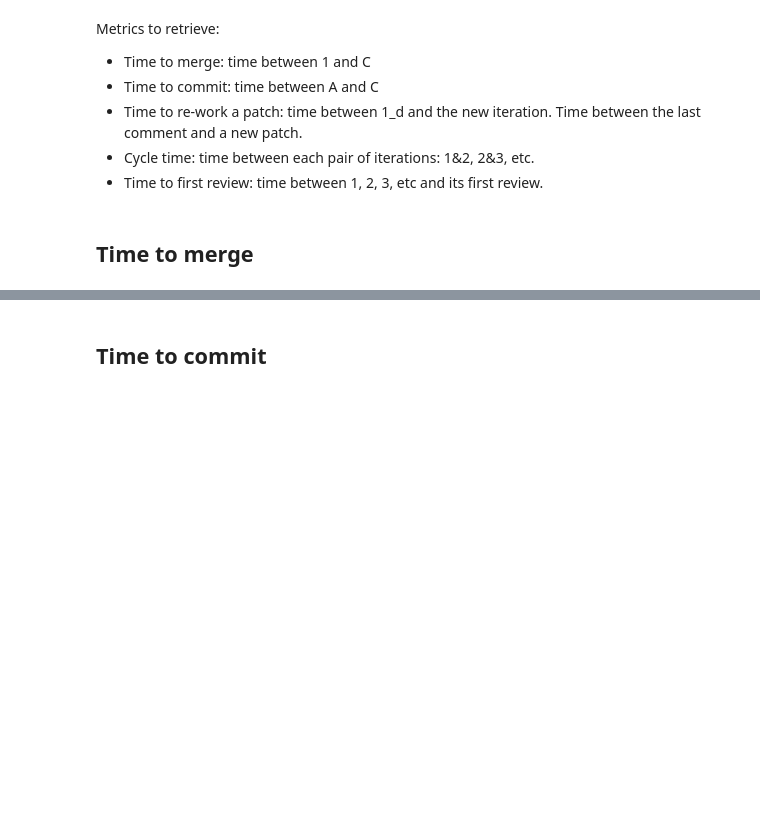
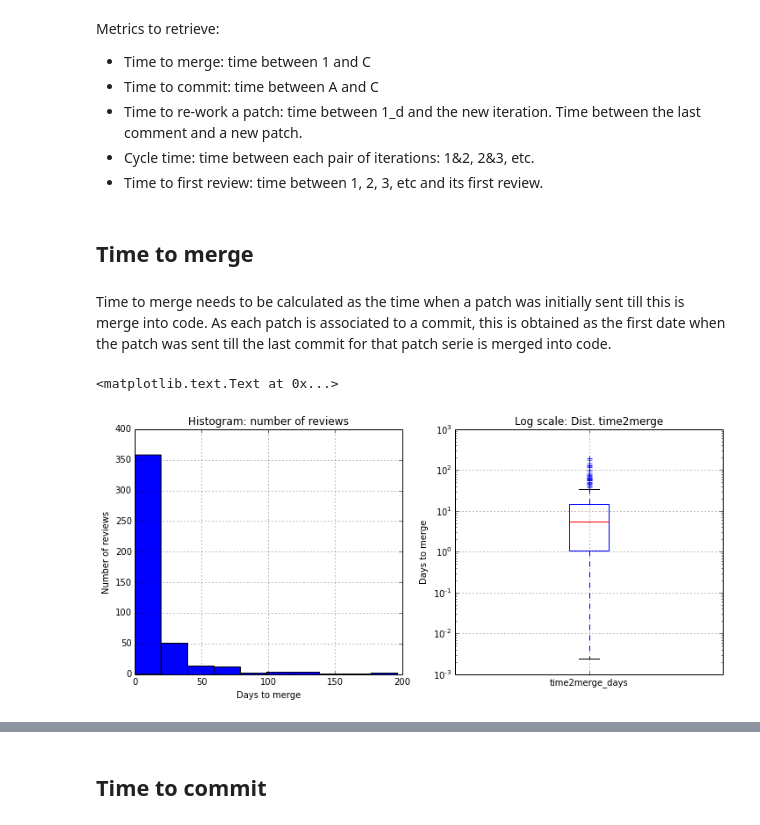
Before and after one commit to dicortazar/ipython-notebooks, a Jupyter notebook: projects/xen-analysis/Code-Review-Metrics.ipynb, the cells around one changed output, grey strips where cells are left out. Cells and saved outputs as stored; diff of their text form; code cells hidden in the pictures; blank space fills up the shorter version.

Commit message:
Add time 2 merge analysis.
The notebook only shows 2015 info. The rest of the info still needs to
be added in the database.

```diff
--- a/projects/xen-analysis/Code-Review-Metrics.ipynb
+++ b/projects/xen-analysis/Code-Review-Metrics.ipynb
@@ -217,0 +216,38 @@ Metrics to retrieve:
+# %% [markdown]
+Time to merge needs to be calculated as the time when a patch was initially sent till this is merge into code. As each patch is associated to a commit, this is obtained as the first date when the patch was sent till the last commit for that patch serie is merged into code.
+# %%
+query = """ SELECT psv.ps_id as patch_serie,
+                   TIMESTAMPDIFF(SECOND, MIN(psv.date), MAX(c.committer_date)) as time2merge,
+                   MIN(psv.date) as first_patch_date,
+                   MAX(c.committer_date) as merge_time
+            FROM patch_series_version psv,
+                 patches p,
+                 commits c
+            WHERE psv.id=p.ps_version_id AND
+                  p.commit_id = c.id
+            GROUP BY psv.ps_id
+            HAVING time2merge >=0 """
+time2merge = execute_query(cursor, query)
+# %%
+time2merge_list = list(time2merge)
+time2merge_df = DataFrame(time2merge_list, columns=["patch_serie", "time2merge", "first_patch_date", "merge_time"])
+fig, axs = plt.subplots(1,2, figsize=(12,5))
+
+
+#Migrate seconds to days
+time2merge_df["time2merge_days"] = (time2merge_df["time2merge"]/3600)/24
+
+
+hist_chart = time2merge_df["time2merge_days"].plot(kind="hist", ax=axs[0])
+boxplot_chart = time2merge_df["time2merge_days"].plot(kind="box", ax=axs[1], logy=True)
+
+#chart labels
+hist_chart.set_xlabel("Days to merge")
+hist_chart.set_ylabel("Number of reviews")
+hist_chart.set_title("Histogram: number of reviews")
+
+boxplot_chart.set_ylabel("Days to merge")
+boxplot_chart.set_title("Log scale: Dist. time2merge")
+# %% [output]
+<matplotlib.text.Text at 0x...>
+[figure, added]
```
Also changed, not shown: parts of 2 cells of this notebook.
